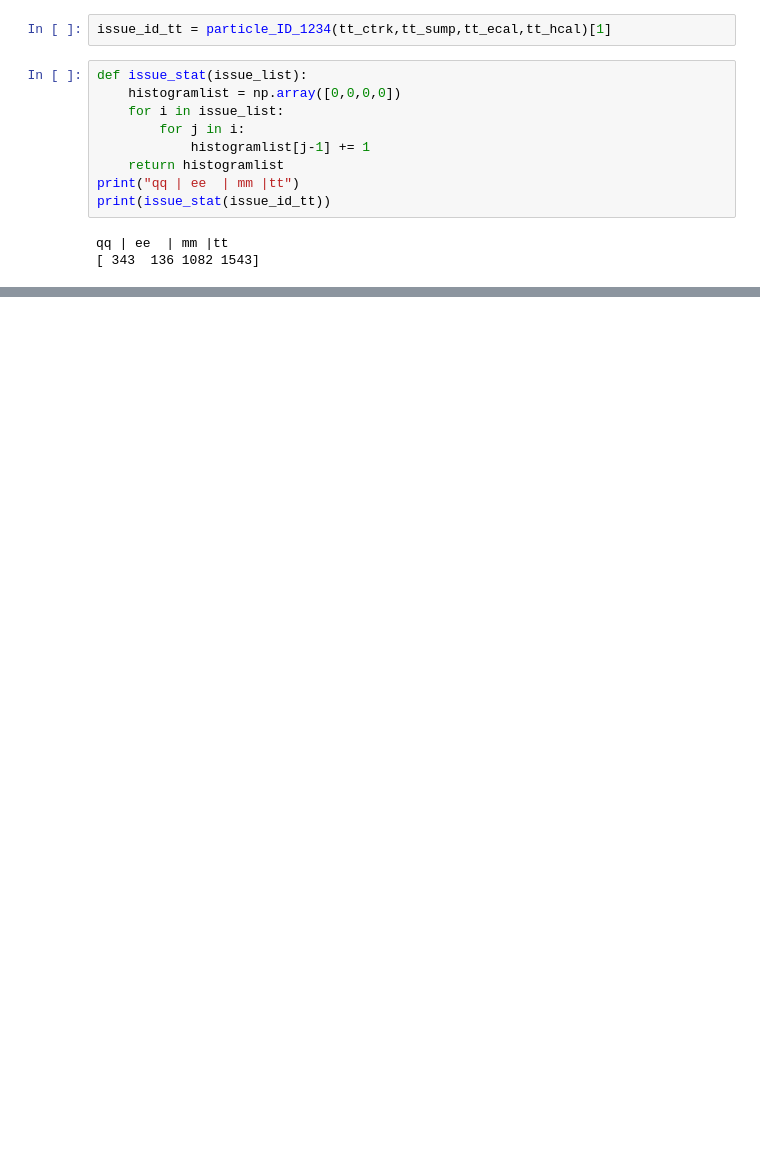
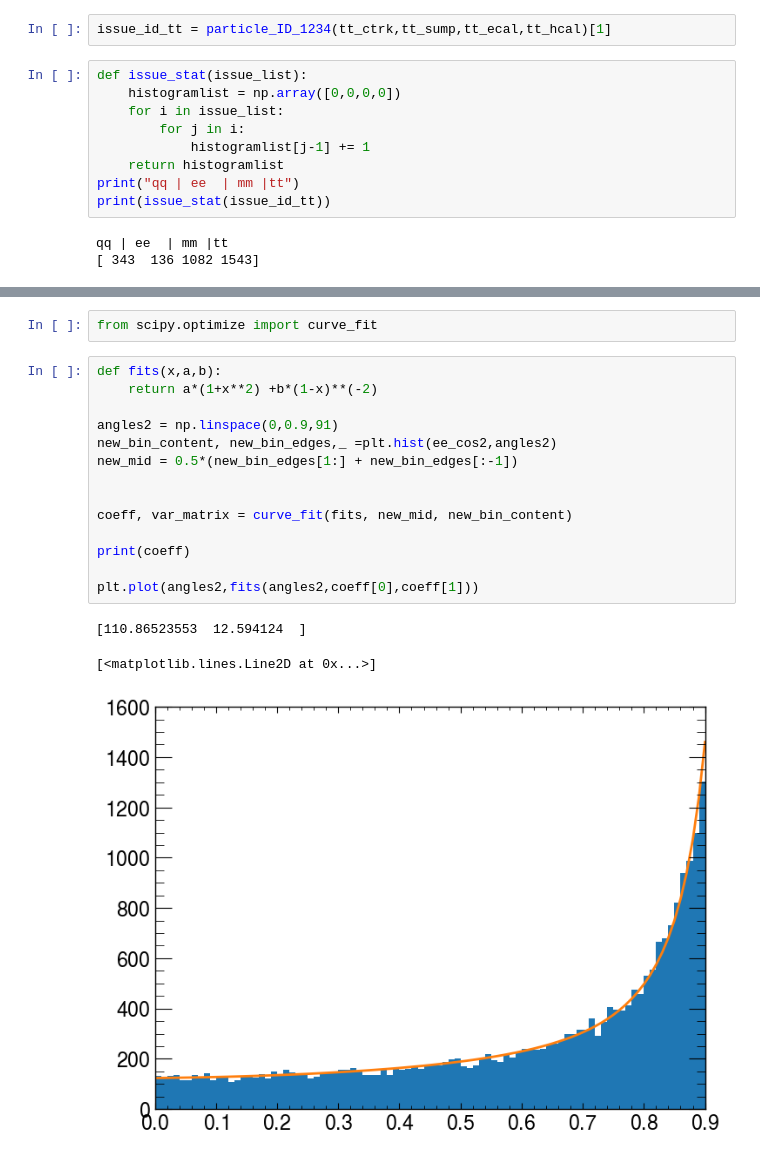
Before and after one commit to leon-goepfert/FP2, a Jupyter notebook: DataAna1.ipynb, the cells around one changed output, grey strips where cells are left out. Cells and saved outputs as stored; diff of their text form; blank space fills up the shorter version.

```diff
--- a/DataAna1.ipynb
+++ b/DataAna1.ipynb
@@ -260,0 +328,20 @@ qq | ee  | mm |tt
+# %%
+from scipy.optimize import curve_fit
+# %%
+def fits(x,a,b):
+    return a*(1+x**2) +b*(1-x)**(-2)
+
+angles2 = np.linspace(0,0.9,91)
+new_bin_content, new_bin_edges,_ =plt.hist(ee_cos2,angles2)
+new_mid = 0.5*(new_bin_edges[1:] + new_bin_edges[:-1])
+
+
+coeff, var_matrix = curve_fit(fits, new_mid, new_bin_content)
+
+print(coeff)
+
+plt.plot(angles2,fits(angles2,coeff[0],coeff[1]))
+# %% [output]
+[110.86523553  12.594124  ]
+[<matplotlib.lines.Line2D at 0x...>]
+[figure, added]
```
Also changed, not shown: parts of 18 cells of this notebook.
